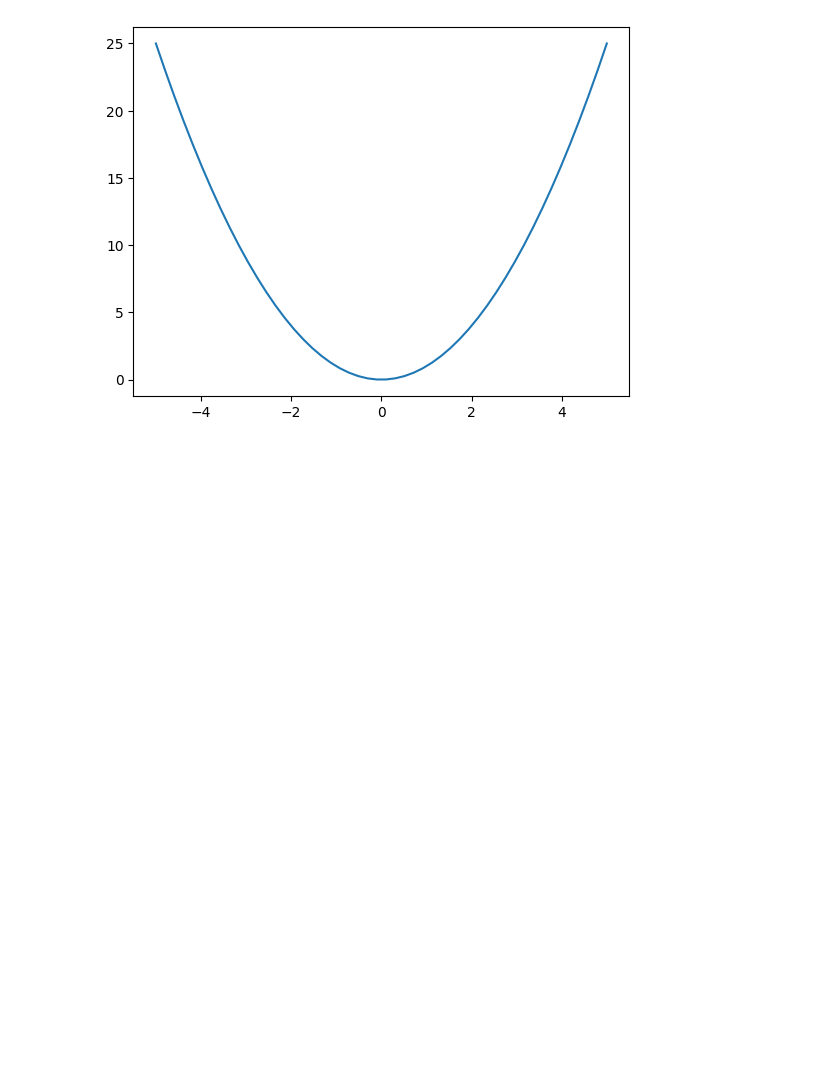
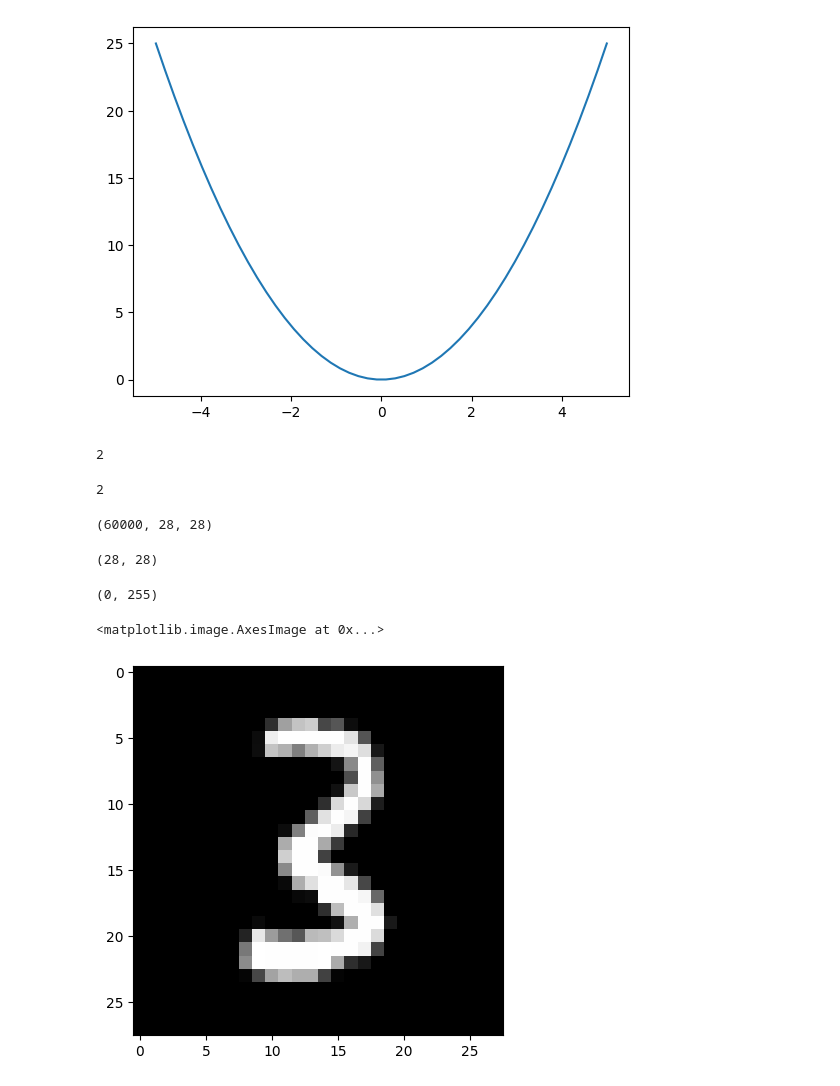
Before and after one commit to LordOfTurtles/AI-Erik-Johansson-OPA23, a Jupyter notebook: code_alongs/test_installations.ipynb, the cells around one changed output. Saved outputs shown, nothing was run; the diff lists cells and outputs as text; code cells hidden in the pictures; blank space fills up the shorter version.

```diff
--- a/code_alongs/test_installations.ipynb
+++ b/code_alongs/test_installations.ipynb
@@ -11,3 +11,32 @@ plt.plot(x, y)
 # %% [output]
 [<matplotlib.lines.Line2D at 0x...>]
 [figure]
+# %%
+from tensorflow import keras
+data = keras.datasets.mnist.load_data()
+len(data)
+# %% [output]
+2
+# %%
+len(data[0])
+# %% [output]
+2
+# %%
+data[0][0].shape
+# %% [output]
+(60000, 28, 28)
+# %%
+data[0][0][0].shape
+# %% [output]
+(28, 28)
+# %%
+data[0][0][0].min(), data[0][0][0].max()
+# %% [output]
+(0, 255)
+# %%
+import matplotlib.pyplot as plt
+
+plt.imshow(data[0][0][50000], cmap="gray")
+# %% [output]
+<matplotlib.image.AxesImage at 0x...>
+[figure, added]
```
Also changed, not shown: 1 other file.
